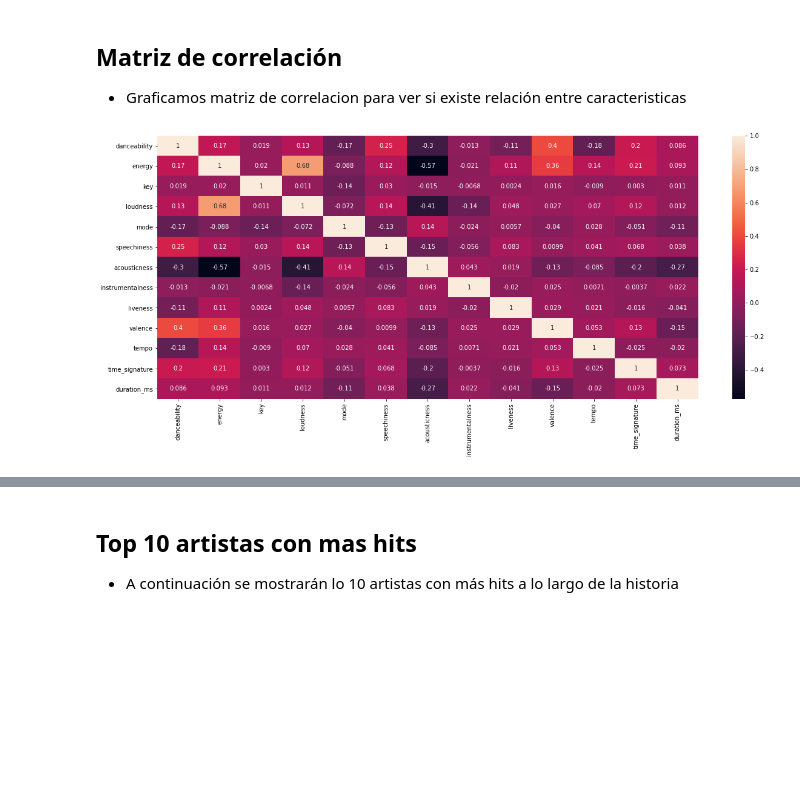
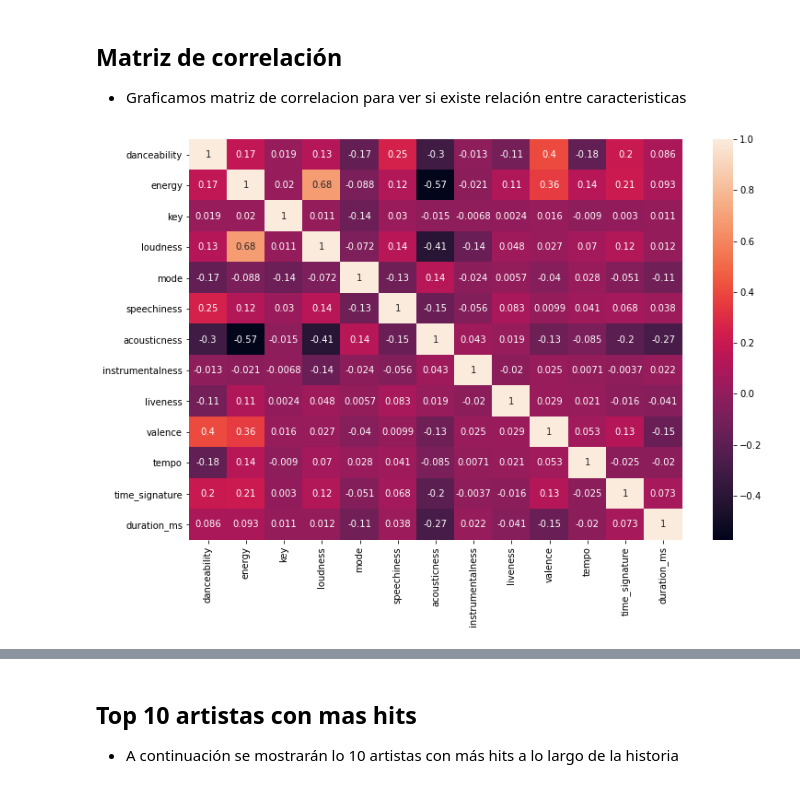
Before and after one commit to luislgm/Music_Hit_Predictor_TFM, a Jupyter notebook: Hit_Data_Analysis/1_hit_analysis.ipynb, the cells around one changed output, grey strips where cells are left out. Saved outputs shown, nothing was run; the diff lists cells and outputs as text; code cells hidden in the pictures; blank space fills up the shorter version.

```diff
--- a/Hit_Data_Analysis/1_hit_analysis.ipynb
+++ b/Hit_Data_Analysis/1_hit_analysis.ipynb
@@ -480,7 +482,7 @@ No hemos conseguido apreciar cambios reseñables en los meses, existen ligeras v
 - Graficamos matriz de correlacion para ver si existe relación entre caracteristicas
 # %%
 dims = (12, 8)
-fig = plt.figure(figsize=a_dims)
+fig = plt.figure(figsize=dims)
 sns.heatmap(df_hits.loc[:,"danceability":"duration_ms"].corr(), annot = True);
 # %% [output]
-[figure, old version]
+[figure, new version]
```
Also changed, not shown: parts of 35 cells of this notebook, 2 other files.
